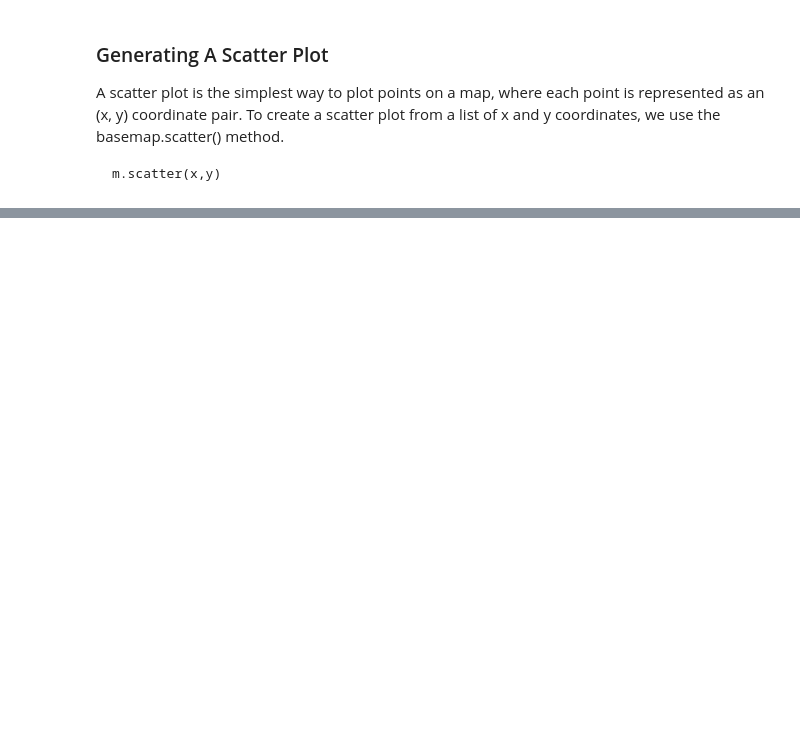
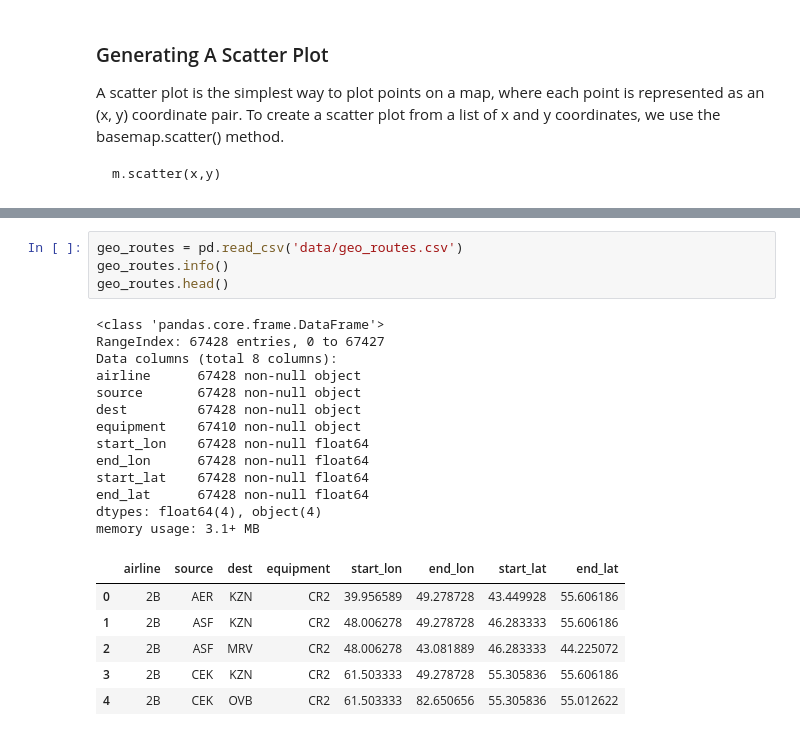
Before and after one commit to txkhaund/Dataquest_DS_path, a Jupyter notebook: Missions/2. Data Analysis and Visualization/3. Storytelling Through Data Visualization/4. Visualizing Geographic Data.ipynb, the cells around one changed output, grey strips where cells are left out. Cells and saved outputs as stored; diff of their text form; blank space fills up the shorter version.

```diff
--- a/Missions/2. Data Analysis and Visualization/3. Storytelling Through Data Visualization/4. Visualizing Geographic Data.ipynb
+++ b/Missions/2. Data Analysis and Visualization/3. Storytelling Through Data Visualization/4. Visualizing Geographic Data.ipynb
@@ -115,0 +161,24 @@ plt.show()
+# %%
+geo_routes = pd.read_csv('data/geo_routes.csv')
+geo_routes.info()
+geo_routes.head()
+# %% [output]
+<class 'pandas.core.frame.DataFrame'>
+RangeIndex: 67428 entries, 0 to 67427
+Data columns (total 8 columns):
+airline      67428 non-null object
+source       67428 non-null object
+dest         67428 non-null object
+equipment    67410 non-null object
+start_lon    67428 non-null float64
+end_lon      67428 non-null float64
+start_lat    67428 non-null float64
+end_lat      67428 non-null float64
+dtypes: float64(4), object(4)
+memory usage: 3.1+ MB
+|  | airline | source | dest | equipment | start_lon | end_lon | start_lat | end_lat |
+| 0 | 2B | AER | KZN | CR2 | 39.956589 | 49.278728 | 43.449928 | 55.606186 |
+| 1 | 2B | ASF | KZN | CR2 | 48.006278 | 49.278728 | 46.283333 | 55.606186 |
+| 2 | 2B | ASF | MRV | CR2 | 48.006278 | 43.081889 | 46.283333 | 44.225072 |
+| 3 | 2B | CEK | KZN | CR2 | 61.503333 | 49.278728 | 55.305836 | 55.606186 |
+| 4 | 2B | CEK | OVB | CR2 | 61.503333 | 82.650656 | 55.305836 | 55.012622 |
```
Also changed, not shown: parts of 10 cells of this notebook.
